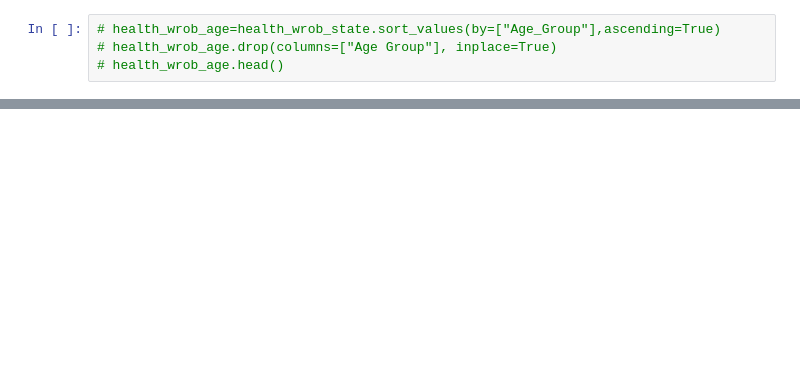
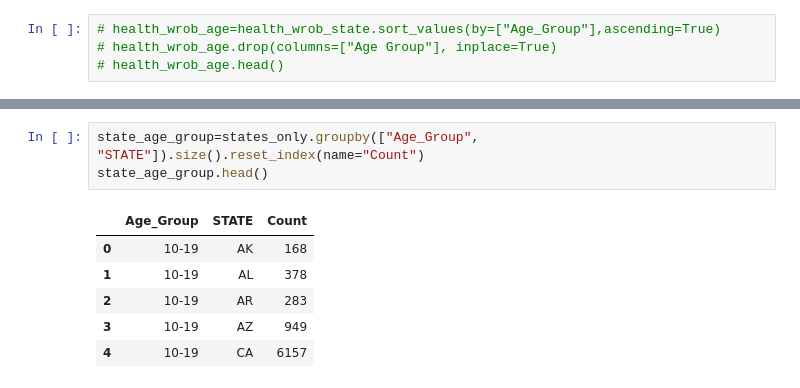
Before and after one commit to eli-crawley/covid_health, a Jupyter notebook: individual_works/wrob.ipynb, the cells around one changed output, grey strips where cells are left out. Drawn from its saved outputs; the diff is of its cells as text; blank space fills up the shorter version.

```diff
--- a/individual_works/wrob.ipynb
+++ b/individual_works/wrob.ipynb
@@ -93,0 +136,10 @@ plt.show()
+# %%
+state_age_group=states_only.groupby(["Age_Group", "STATE"]).size().reset_index(name="Count")
+state_age_group.head()
+# %% [output]
+|  | Age_Group | STATE | Count |
+| 0 | 10-19 | AK | 168 |
+| 1 | 10-19 | AL | 378 |
+| 2 | 10-19 | AR | 283 |
+| 3 | 10-19 | AZ | 949 |
+| 4 | 10-19 | CA | 6157 |
```
Also changed, not shown: parts of 7 cells of this notebook.
